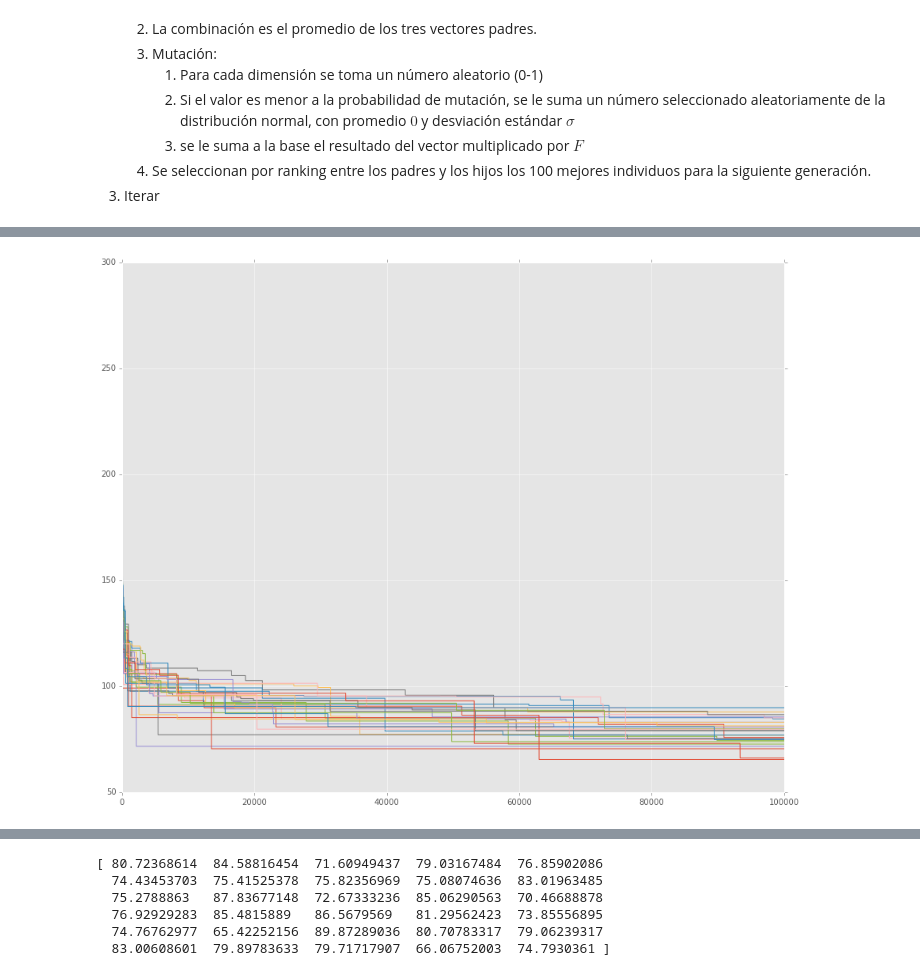
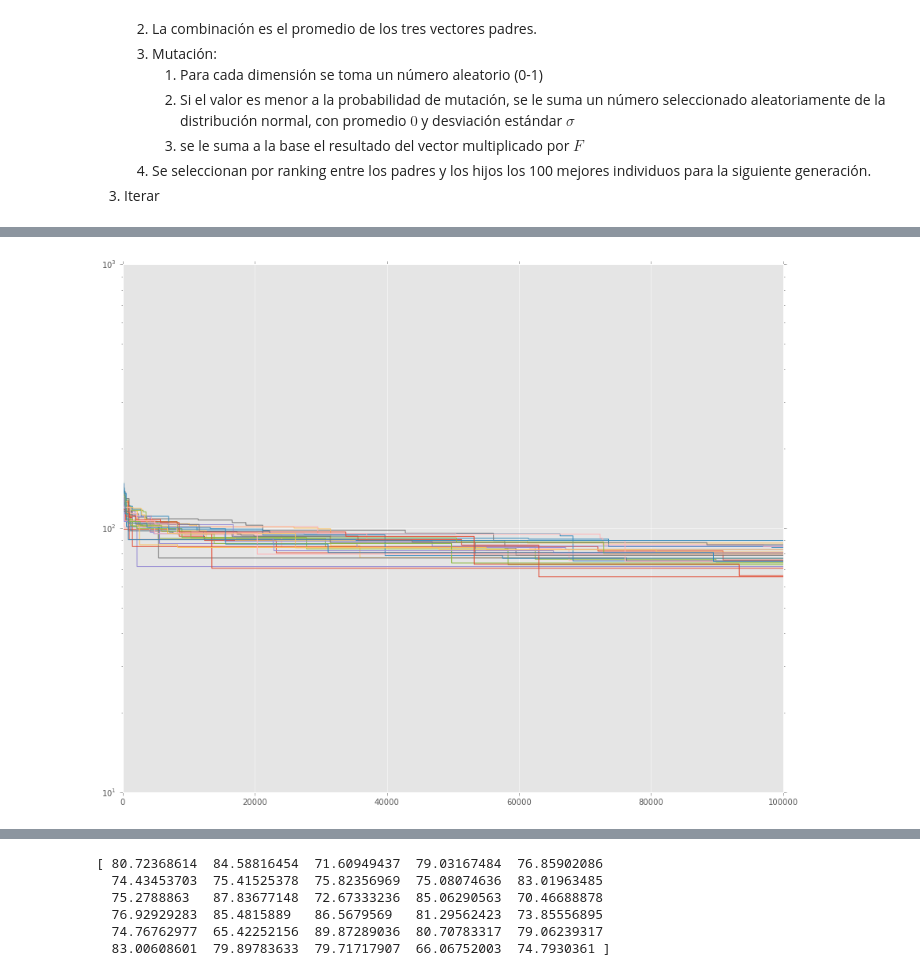
Before and after one commit to Yagwar/CompEvol, a Jupyter notebook: Estrategias evolutivas.ipynb, the cells around one changed output, grey strips where cells are left out. Drawn from its saved outputs; the diff is of its cells as text; code cells hidden in the pictures.

```diff
--- a/Estrategias evolutivas.ipynb
+++ b/Estrategias evolutivas.ipynb
@@ -179,9 +198,10 @@ plt.show()
 # %%
 plt.figure(figsize=(15,12))
 [plt.plot(dat) for dat in data.T]
+plt.yscale("log", basey=10)
 plt.show()
 # %% [output]
-[figure, old version]
+[figure, new version]
 # %%
 plt.figure(figsize=(15,8))
 plt.hist(data[-1,:],color="darkblue", alpha=.6)
```
Also changed, not shown: parts of 3 cells of this notebook, 5 other files.
